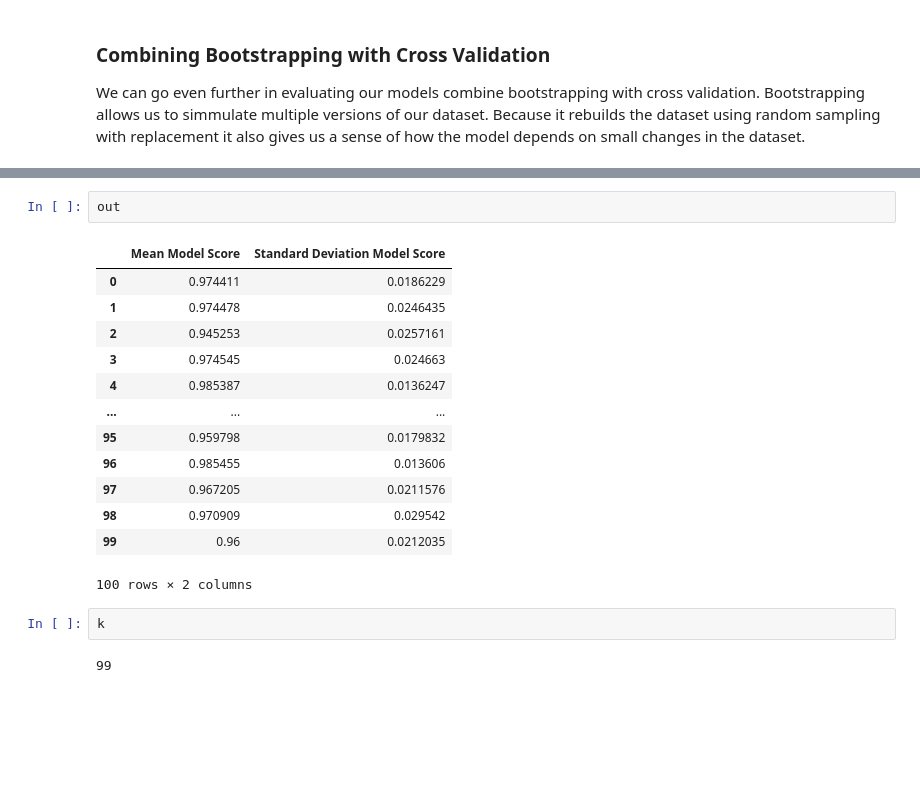
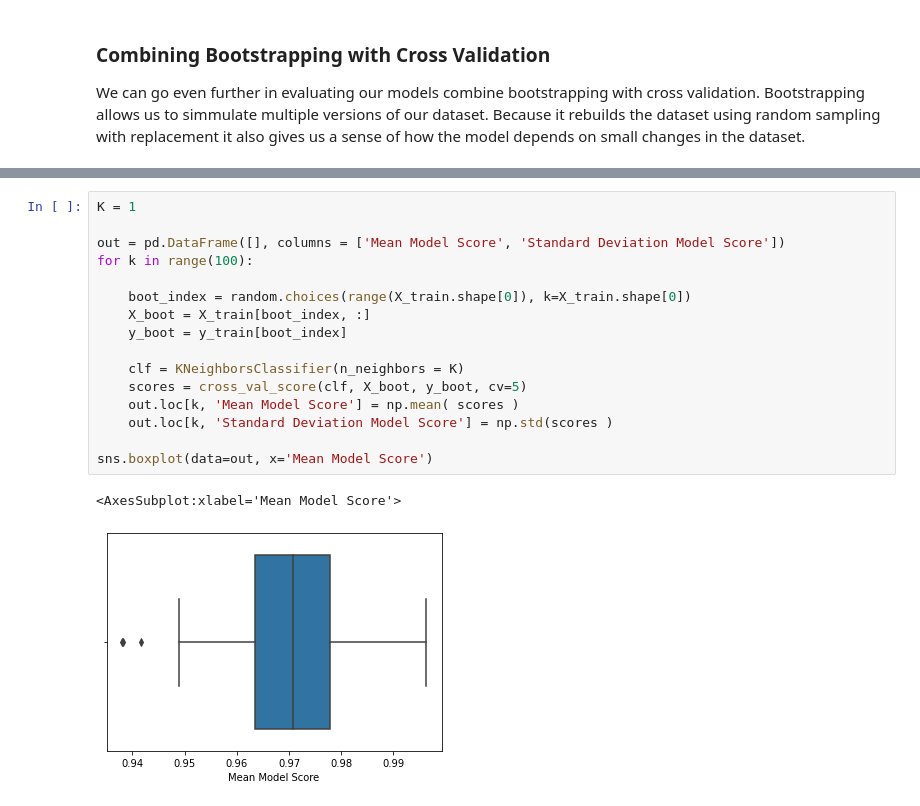
Before and after one commit to virgilpierce/STAT_111, a Jupyter notebook: Class Notes - 11-8 Classification.ipynb, the cells around one changed output, grey strips where cells are left out. Drawn from its saved outputs; the diff is of its cells as text; blank space fills up the shorter version.

```diff
--- a/Class Notes - 11-8 Classification.ipynb
+++ b/Class Notes - 11-8 Classification.ipynb
@@ -404,20 +432,19 @@ sns.boxplot(data=out, x='Standard Deviation Model Score')
-# %%
-out
-# %% [output]
-|  | Mean Model Score | Standard Deviation Model Score |
-| 0 | 0.974411 | 0.0186229 |
-| 1 | 0.974478 | 0.0246435 |
-| 2 | 0.945253 | 0.0257161 |
-| 3 | 0.974545 | 0.024663 |
-| 4 | 0.985387 | 0.0136247 |
-| ... | ... | ... |
-| 95 | 0.959798 | 0.0179832 |
-| 96 | 0.985455 | 0.013606 |
-| 97 | 0.967205 | 0.0211576 |
-| 98 | 0.970909 | 0.029542 |
-| 99 | 0.96 | 0.0212035 |
-100 rows × 2 columns
-# %%
-k
-# %% [output]
-99
+# %%
+K = 1
+
+out = pd.DataFrame([], columns = ['Mean Model Score', 'Standard Deviation Model Score'])
+for k in range(100):
+
+    boot_index = random.choices(range(X_train.shape[0]), k=X_train.shape[0])
+    X_boot = X_train[boot_index, :]
+    y_boot = y_train[boot_index]
+
+    clf = KNeighborsClassifier(n_neighbors = K)
+    scores = cross_val_score(clf, X_boot, y_boot, cv=5)
+    out.loc[k, 'Mean Model Score'] = np.mean( scores )
+    out.loc[k, 'Standard Deviation Model Score'] = np.std(scores )
+
+sns.boxplot(data=out, x='Mean Model Score')
+# %% [output]
+<AxesSubplot:xlabel='Mean Model Score'>
+[figure, added]
```
Also changed, not shown: parts of 9 cells of this notebook, 5 other files.
